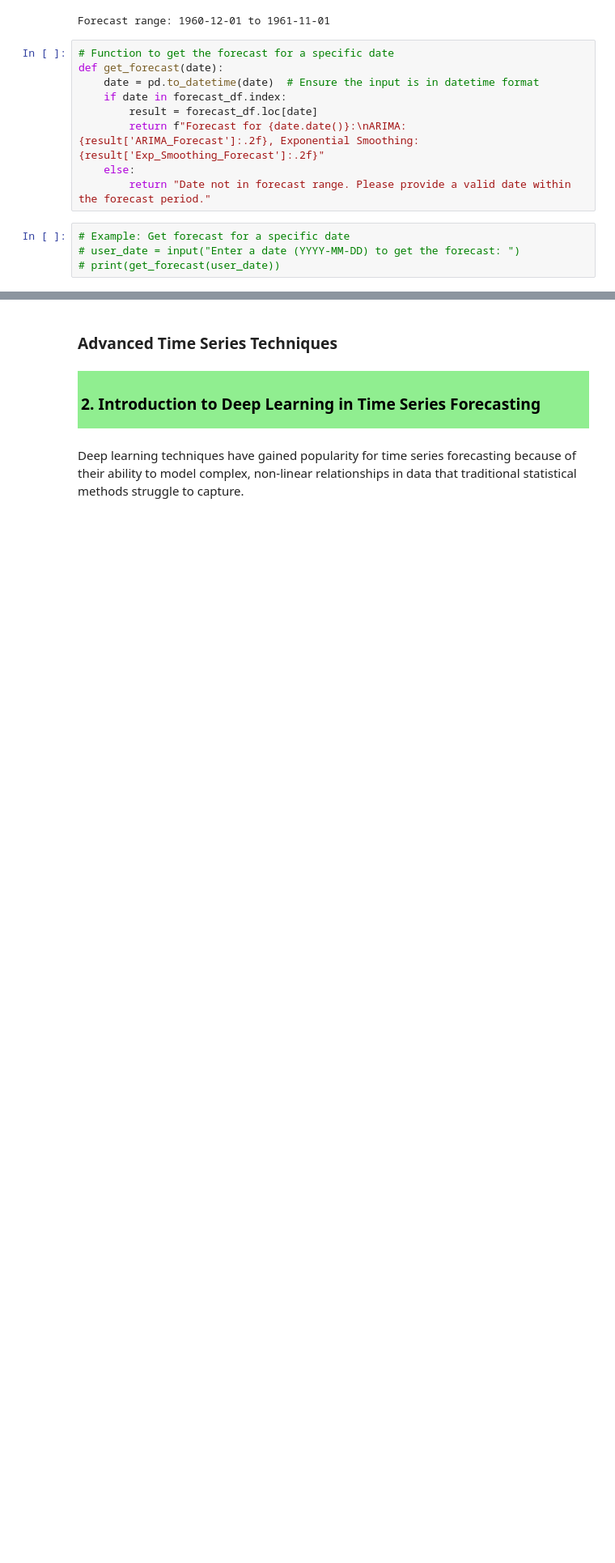
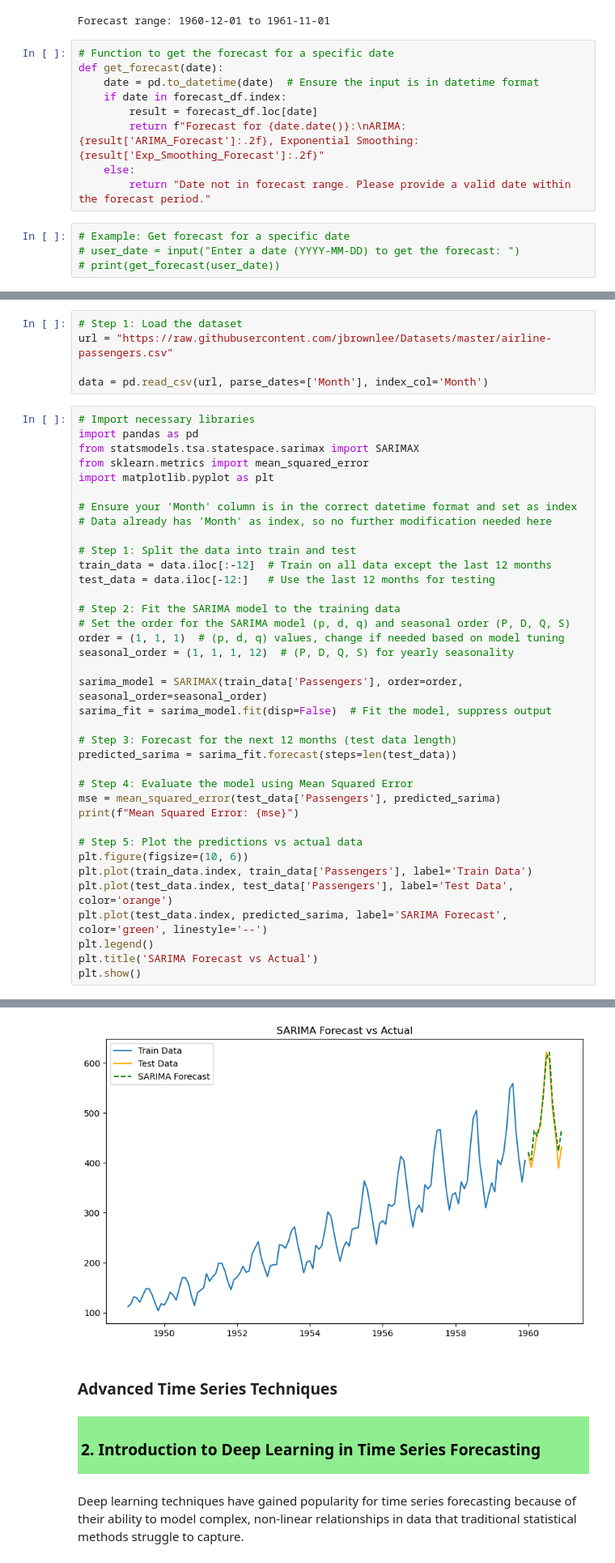
Before and after one commit to devidrees/Data-Analytix-Content-Prep, a Jupyter notebook: Main content day wise/Week 9/Day 35/Advanced Time Series Techniques.ipynb, the cells around one changed output, grey strips where cells are left out. Shown at 81% size. Drawn from its saved outputs; the diff is of its cells as text; blank space fills up the shorter version.

```diff
--- a/Main content day wise/Week 9/Day 35/Advanced Time Series Techniques.ipynb
+++ b/Main content day wise/Week 9/Day 35/Advanced Time Series Techniques.ipynb
@@ -172,0 +177,43 @@ def get_forecast(date):
+# %%
+# Step 1: Load the dataset
+url = "https://raw.githubusercontent.com/jbrownlee/Datasets/master/airline-passengers.csv"
+
+data = pd.read_csv(url, parse_dates=['Month'], index_col='Month')
+# %%
+# Import necessary libraries
+import pandas as pd
+from statsmodels.tsa.statespace.sarimax import SARIMAX
+from sklearn.metrics import mean_squared_error
+import matplotlib.pyplot as plt
+
+# Ensure your 'Month' column is in the correct datetime format and set as index
+# Data already has 'Month' as index, so no further modification needed here
+
+# Step 1: Split the data into train and test
+train_data = data.iloc[:-12]  # Train on all data except the last 12 months
+test_data = data.iloc[-12:]   # Use the last 12 months for testing
+
+# Step 2: Fit the SARIMA model to the training data
+# Set the order for the SARIMA model (p, d, q) and seasonal order (P, D, Q, S)
+order = (1, 1, 1)  # (p, d, q) values, change if needed based on model tuning
+seasonal_order = (1, 1, 1, 12)  # (P, D, Q, S) for yearly seasonality
+
+sarima_model = SARIMAX(train_data['Passengers'], order=order, seasonal_order=seasonal_order)
+sarima_fit = sarima_model.fit(disp=False)  # Fit the model, suppress output
+
+# Step 3: Forecast for the next 12 months (test data length)
+predicted_sarima = sarima_fit.forecast(steps=len(test_data))
+
+# Step 4: Evaluate the model using Mean Squared Error
+mse = mean_squared_error(test_data['Passengers'], predicted_sarima)
+print(f"Mean Squared Error: {mse}")
+
+# Step 5: Plot the predictions vs actual data
+plt.figure(figsize=(10, 6))
+plt.plot(train_data.index, train_data['Passengers'], label='Train Data')
+plt.plot(test_data.index, test_data['Passengers'], label='Test Data', color='orange')
+plt.plot(test_data.index, predicted_sarima, label='SARIMA Forecast', color='green', linestyle='--')
+plt.legend()
+plt.title('SARIMA Forecast vs Actual')
+plt.show()
+# %% [output]
@@ -173,3 +221,4 @@ def get_forecast(date):
+[figure, added]
 # %% [markdown]
 ### **Advanced Time Series Techniques**
 # %% [markdown]
```
Also changed, not shown: parts of 11 cells of this notebook, 9 other files.
